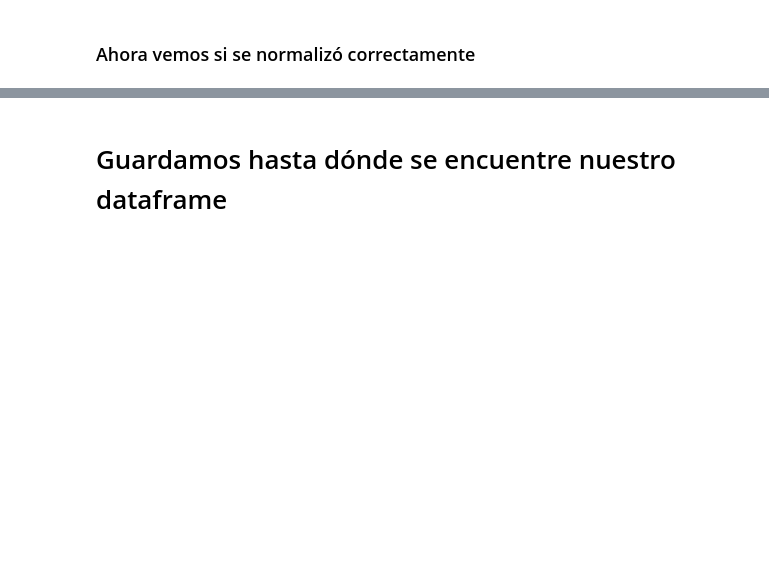
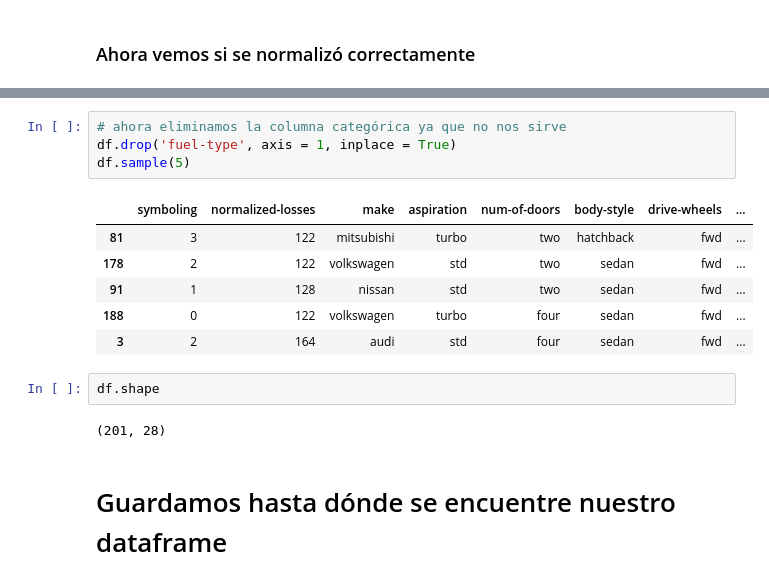
Before and after one commit to FernandoCallasaca/data_science_projects, a Jupyter notebook: Automobile_Dataset.ipynb, the cells around one changed output, grey strips where cells are left out. Drawn from its saved outputs; the diff is of its cells as text; blank space fills up the shorter version.

```diff
--- a/Automobile_Dataset.ipynb
+++ b/Automobile_Dataset.ipynb
@@ -364,3 +423,18 @@ df[['length', 'width', 'height']].sample(5)
+# %%
+# ahora eliminamos la columna categórica ya que no nos sirve
+df.drop('fuel-type', axis = 1, inplace = True)
+df.sample(5)
+# %% [output]
+|  | symboling | normalized-losses | make | aspiration | num-of-doors | body-style | drive-wheels | ... |
+| 81 | 3 | 122 | mitsubishi | turbo | two | hatchback | fwd | ... |
+| 178 | 2 | 122 | volkswagen | std | two | sedan | fwd | ... |
+| 91 | 1 | 128 | nissan | std | two | sedan | fwd | ... |
+| 188 | 0 | 122 | volkswagen | turbo | four | sedan | fwd | ... |
+| 3 | 2 | 164 | audi | std | four | sedan | fwd | ... |
+# %%
+df.shape
+# %% [output]
+(201, 28)
 # %% [markdown]
 # Guardamos hasta dónde se encuentre nuestro dataframe
 # %%
```
Also changed, not shown: parts of 21 cells of this notebook.
